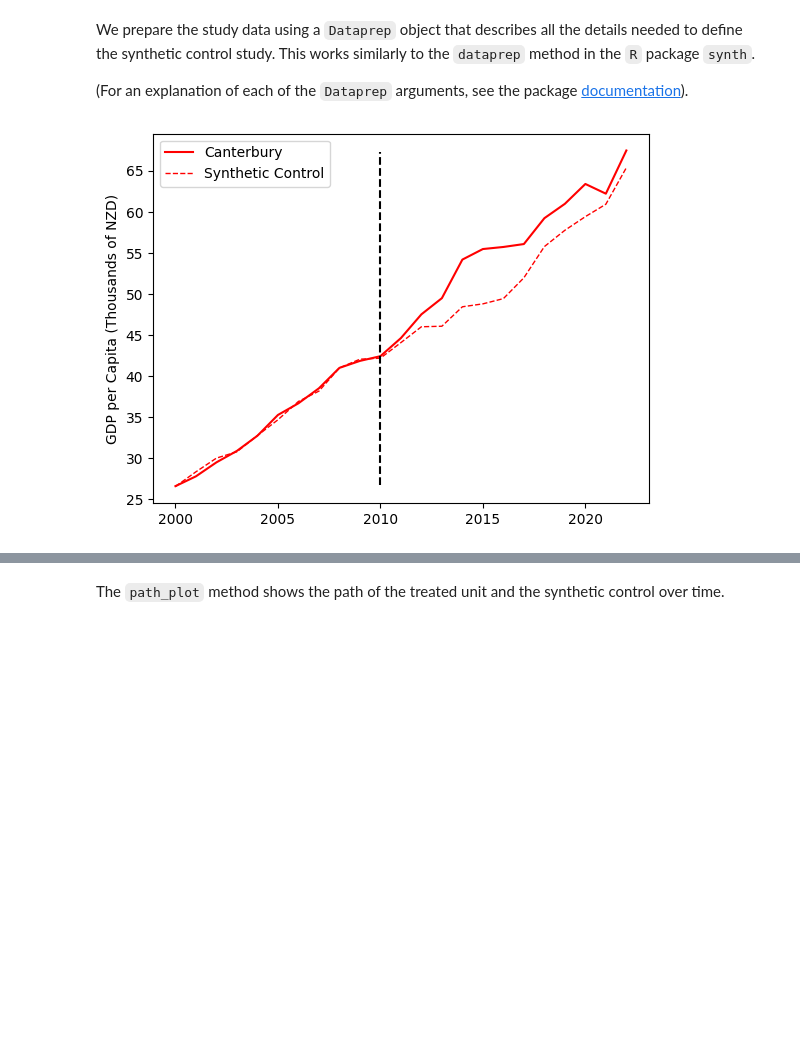
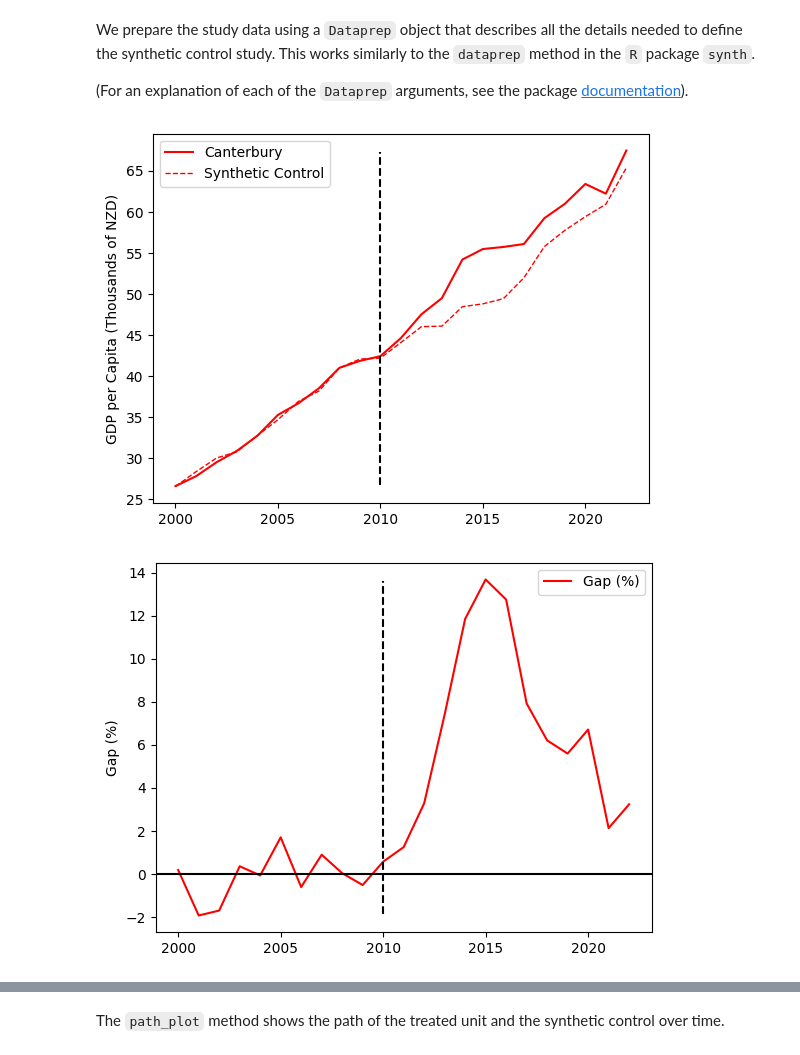
Before and after one commit to diodz/dpl-earthquakes, a Jupyter notebook: notebooks/Canterbury SCM.ipynb, the cells around one changed output, grey strips where cells are left out. Cells and saved outputs as stored; diff of their text form; code cells hidden in the pictures; blank space fills up the shorter version.

```diff
--- a/notebooks/Canterbury SCM.ipynb
+++ b/notebooks/Canterbury SCM.ipynb
@@ -27,34 +27,36 @@ dataprep = Dataprep(
         ("GDP per capita", range(2005, 2009), "mean"),
         ("Tertiary Share", range(2008, 2009), "mean")
     ],
     dependent="GDP per capita",
     unit_variable="Region",
     time_variable="Year",
     treatment_identifier="Canterbury",
     controls_identifier=[
     "Auckland",
     "Bay of Plenty",
     "Gisborne",
     "Hawke's Bay",
     "Manawatu-Whanganui",
     "Marlborough",
     "Northland",
     "Otago",
     "Southland",
     "Taranaki",
     "Tasman/Nelson",
     "Waikato",
     "Wellington",
     "West Coast"
 ],
     time_optimize_ssr=range(2000, 2009),
 )
 
 synth = Synth()
 synth.fit(dataprep=dataprep, optim_method="Nelder-Mead", optim_initial="equal")
-nz_res = util.synth_plot_nz(synth, time_period=range(2000, 2023), treatment_time=2010, filename='nz_scm.png')
+nz_res = util.synth_plot_nz(synth, time_period=range(2000, 2023), treatment_time=2010, filename='nz_gdp_paths.png')
+util.gap_plot(synth, time_period=range(2000, 2023), treatment_time=2010, filename='nz_gap.png')
 # %% [output]
 [figure]
+[figure, added]
 # %%
 synth = Synth()
 synth.fit(dataprep=dataprep, optim_method="Nelder-Mead", optim_initial="equal")
```
Also changed, not shown: parts of 9 cells of this notebook, 6 other files.
